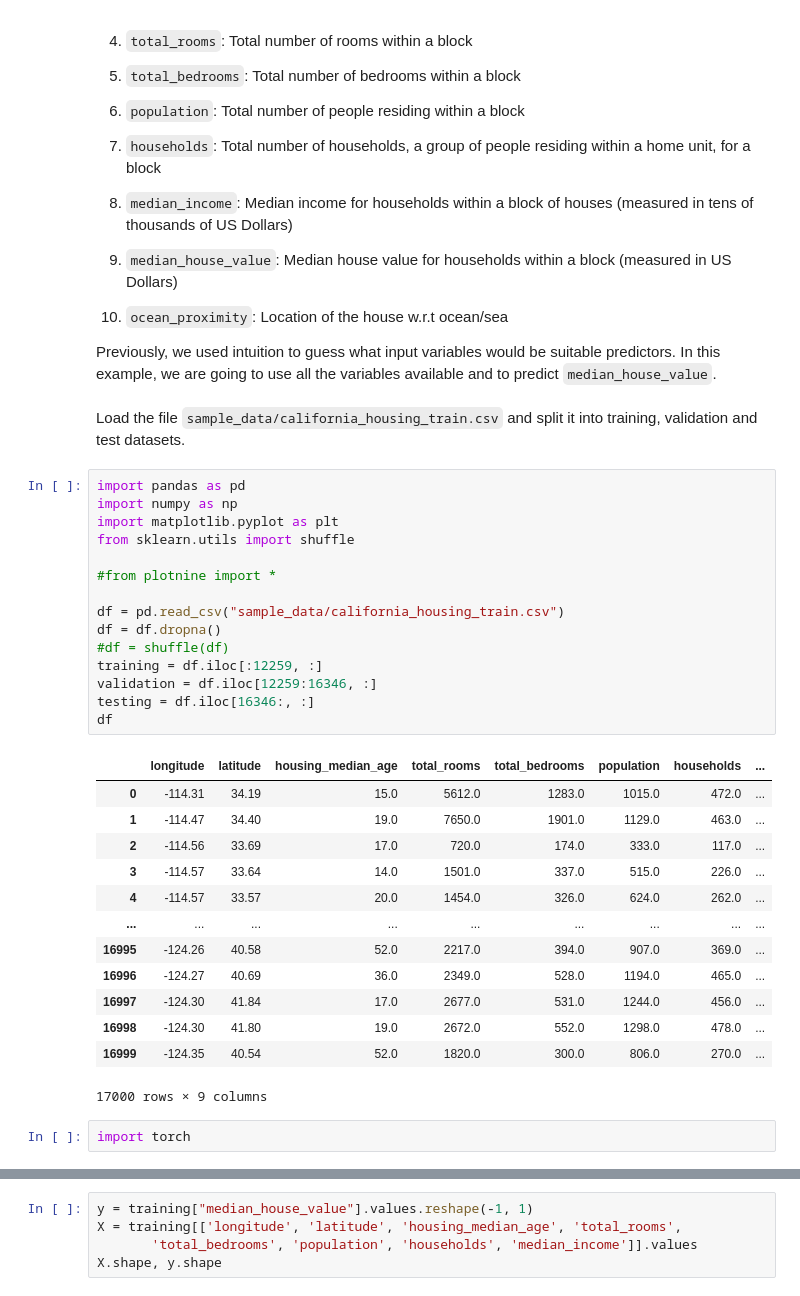
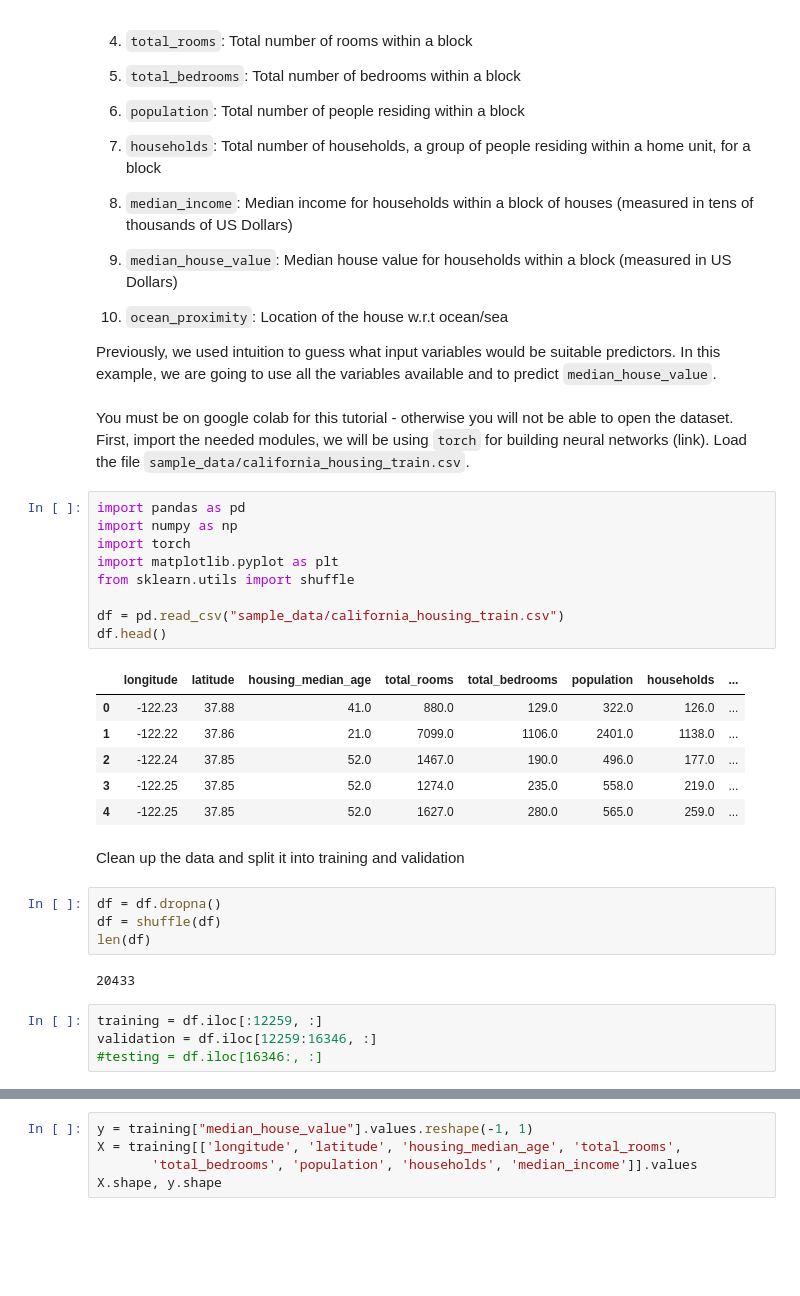
Before and after one commit to lm2612/Tutorials, a Jupyter notebook: 3_deeplearning/3-DeepLearning_HousePrice_Answers.ipynb, the cells around one changed output, grey strips where cells are left out. Drawn from its saved outputs; the diff is of its cells as text; blank space fills up the shorter version.

```diff
--- a/3_deeplearning/3-DeepLearning_HousePrice_Answers.ipynb
+++ b/3_deeplearning/3-DeepLearning_HousePrice_Answers.ipynb
@@ -24,36 +24,33 @@ On Tuesday, we used linear regression to predict house prices of the [California
 10. `ocean_proximity`: Location of the house w.r.t ocean/sea
 
 Previously, we used intuition to guess what input variables would be suitable predictors. In this example, we are going to  use all the variables available and to predict `median_house_value`.
+# %% [markdown]
+You must be on google colab for this tutorial - otherwise you will not be able to open the dataset. First, import the needed modules, we will be using `torch` for building neural networks (link). Load the file `sample_data/california_housing_train.csv`.
+# %%
+import pandas as pd
+import numpy as np
+import torch
+import matplotlib.pyplot as plt
+from sklearn.utils import shuffle
+
+df = pd.read_csv("sample_data/california_housing_train.csv")
+df.head()
+# %% [output]
+|  | longitude | latitude | housing_median_age | total_rooms | total_bedrooms | population | households | ... |
+| 0 | -122.23 | 37.88 | 41.0 | 880.0 | 129.0 | 322.0 | 126.0 | ... |
+| 1 | -122.22 | 37.86 | 21.0 | 7099.0 | 1106.0 | 2401.0 | 1138.0 | ... |
+| 2 | -122.24 | 37.85 | 52.0 | 1467.0 | 190.0 | 496.0 | 177.0 | ... |
+| 3 | -122.25 | 37.85 | 52.0 | 1274.0 | 235.0 | 558.0 | 219.0 | ... |
+| 4 | -122.25 | 37.85 | 52.0 | 1627.0 | 280.0 | 565.0 | 259.0 | ... |
 # %% [markdown]
-Load the file `sample_data/california_housing_train.csv` and split it into training, validation and test datasets.
+Clean up the data and split it into training and validation
-# %%
-import pandas as pd
-import numpy as np
-import matplotlib.pyplot as plt
-from sklearn.utils import shuffle
-
-#from plotnine import *
-
-df = pd.read_csv("sample_data/california_housing_train.csv")
-df = df.dropna()
-#df = shuffle(df)
-training = df.iloc[:12259, :]
-validation = df.iloc[12259:16346, :]
-testing = df.iloc[16346:, :]
-df
-# %% [output]
-|  | longitude | latitude | housing_median_age | total_rooms | total_bedrooms | population | households | ... |
-| 0 | -114.31 | 34.19 | 15.0 | 5612.0 | 1283.0 | 1015.0 | 472.0 | ... |
-| 1 | -114.47 | 34.40 | 19.0 | 7650.0 | 1901.0 | 1129.0 | 463.0 | ... |
-| 2 | -114.56 | 33.69 | 17.0 | 720.0 | 174.0 | 333.0 | 117.0 | ... |
-| 3 | -114.57 | 33.64 | 14.0 | 1501.0 | 337.0 | 515.0 | 226.0 | ... |
-| 4 | -114.57 | 33.57 | 20.0 | 1454.0 | 326.0 | 624.0 | 262.0 | ... |
-| ... | ... | ... | ... | ... | ... | ... | ... | ... |
-| 16995 | -124.26 | 40.58 | 52.0 | 2217.0 | 394.0 | 907.0 | 369.0 | ... |
-| 16996 | -124.27 | 40.69 | 36.0 | 2349.0 | 528.0 | 1194.0 | 465.0 | ... |
-| 16997 | -124.30 | 41.84 | 17.0 | 2677.0 | 531.0 | 1244.0 | 456.0 | ... |
-| 16998 | -124.30 | 41.80 | 19.0 | 2672.0 | 552.0 | 1298.0 | 478.0 | ... |
-| 16999 | -124.35 | 40.54 | 52.0 | 1820.0 | 300.0 | 806.0 | 270.0 | ... |
-17000 rows × 9 columns
-# %%
-import torch
+# %%
+df = df.dropna()
+df = shuffle(df)
+len(df)
+# %% [output]
+20433
+# %%
+training = df.iloc[:12259, :]
+validation = df.iloc[12259:16346, :]
+#testing = df.iloc[16346:, :]
```
Also changed, not shown: parts of 25 cells of this notebook, 3 other files.
